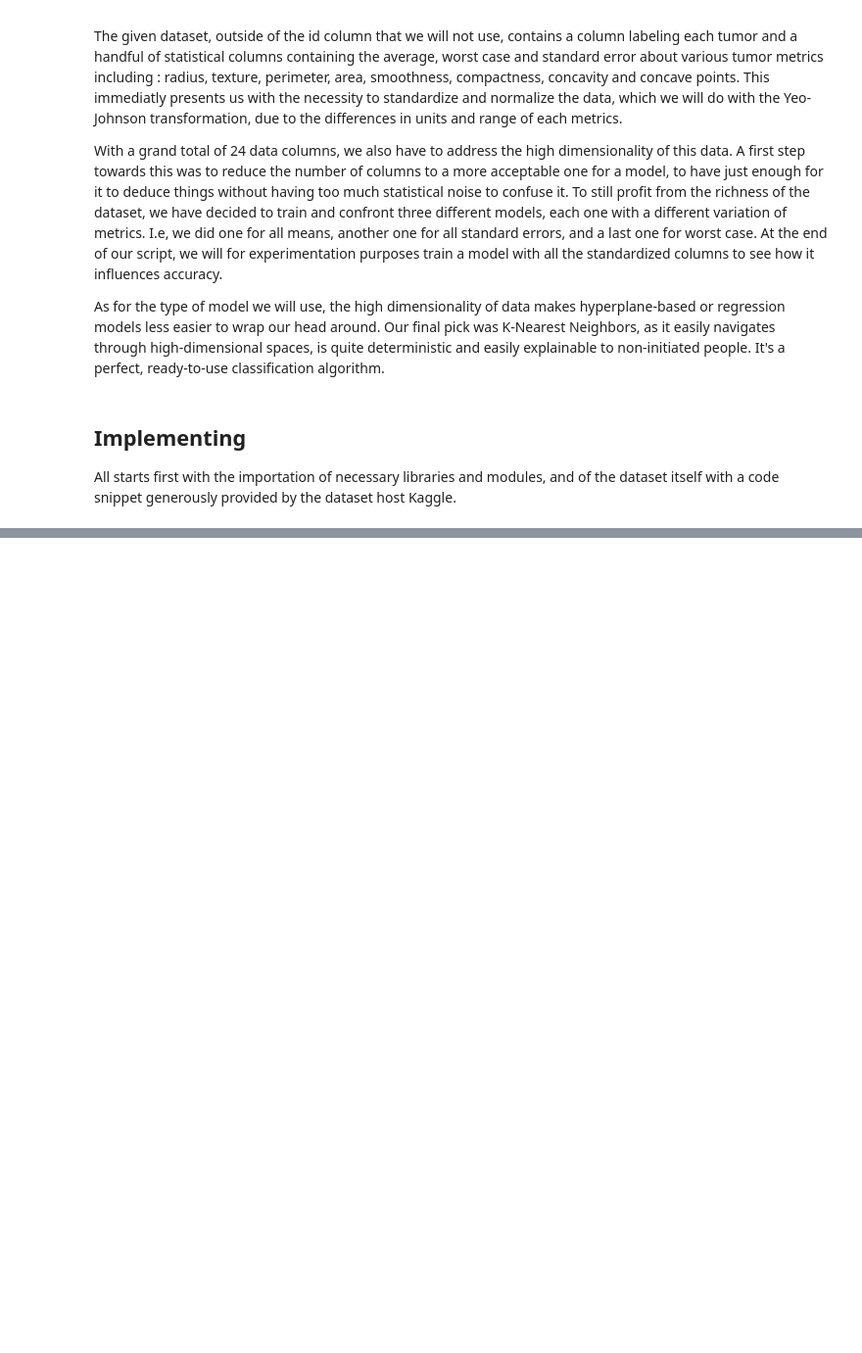
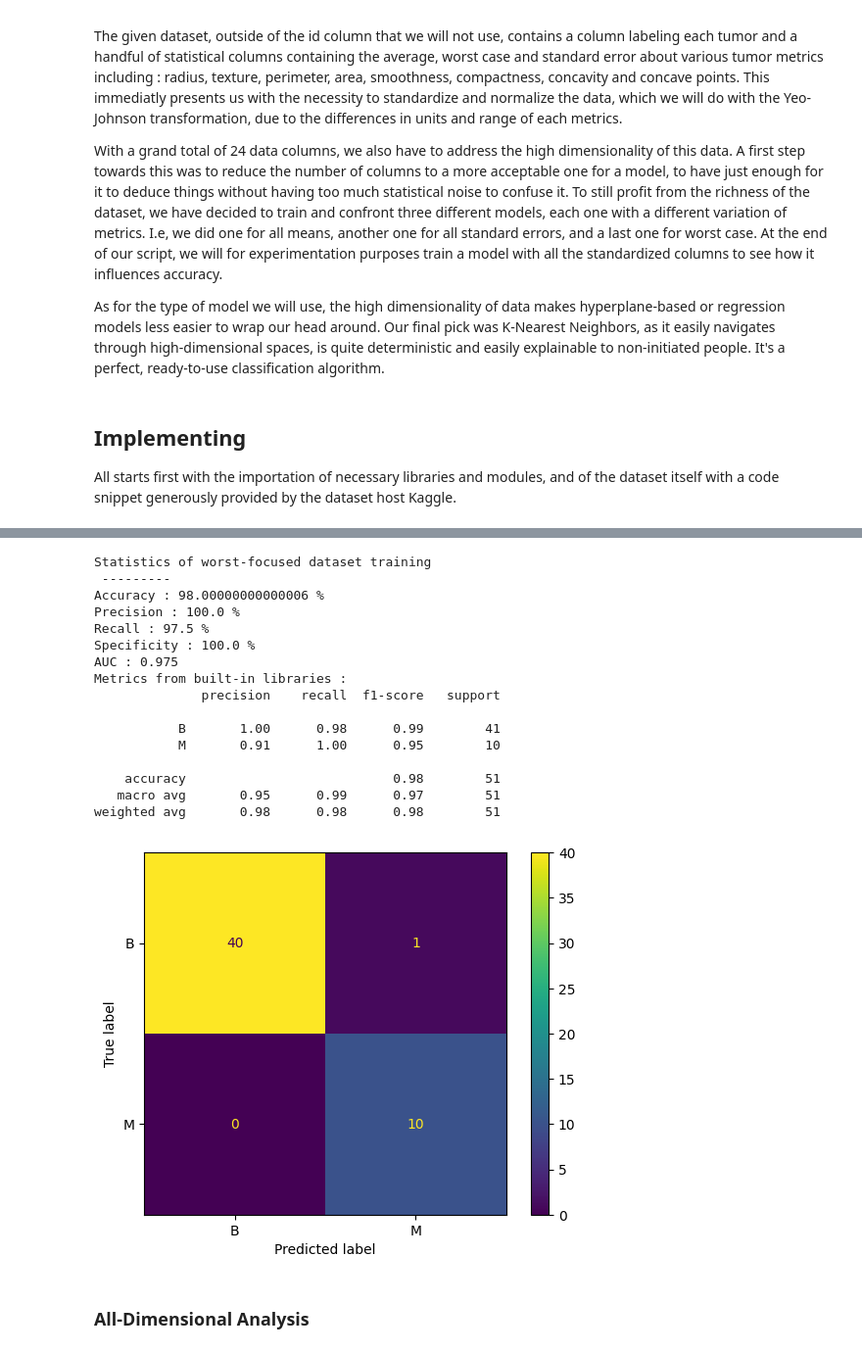
Before and after one commit to Herschel-The-Cauchois/Machine-Learning, a Jupyter notebook: breastCancerNotebook.ipynb, the cells around one changed output, grey strips where cells are left out. Shown at 98% size. Drawn from its saved outputs; the diff is of its cells as text; code cells hidden in the pictures; blank space fills up the shorter version.

```diff
--- a/breastCancerNotebook.ipynb
+++ b/breastCancerNotebook.ipynb
@@ -48,0 +261,50 @@ n = int(input("Enter number of neighbors to be considered in KNN : "))
+# %%
+accuracy = 0
+truepos = 0
+trueneg = 0
+falsepos = 0
+falseneg = 0
+for i in range(0,50):
+    if predictions[i] == real_values.iloc[i]:
+        accuracy += 1/50
+        if predictions[i] == "B":
+            truepos += 1
+        else:
+            trueneg += 1
+    else:
+        if predictions[i] == "B":
+            falsepos += 1
+        else:
+            falseneg += 1
+print("Statistics of worst-focused dataset training\n ---------")
+print("Accuracy : " + str(accuracy*100) + " %")
+print("Precision : " + str((truepos/(truepos+falsepos))*100) + " %")
+print("Recall : " + str((truepos/(truepos+falseneg))*100) + " %")
+print("Specificity : " + str((trueneg/(trueneg+falsepos))*100) + " %")
+print("AUC : " + str((truepos/(truepos+falseneg))/(trueneg/(trueneg+falsepos))))
+
+print("Metrics from built-in libraries :")
+print(metrics.classification_report(real_values, predictions))
+
+metrics.ConfusionMatrixDisplay.from_predictions(real_values, predictions)
+plt.show()
+# %% [output]
+Statistics of worst-focused dataset training
+ ---------
+Accuracy : 98.00000000000006 %
+Precision : 100.0 %
+Recall : 97.5 %
+Specificity : 100.0 %
+AUC : 0.975
+Metrics from built-in libraries :
+              precision    recall  f1-score   support
+
+           B       1.00      0.98      0.99        41
+           M       0.91      1.00      0.95        10
+
+    accuracy                           0.98        51
+   macro avg       0.95      0.99      0.97        51
+weighted avg       0.98      0.98      0.98        51
+[figure, added]
+# %% [markdown]
+### All-Dimensional Analysis
```
Also changed, not shown: parts of 12 cells of this notebook.
